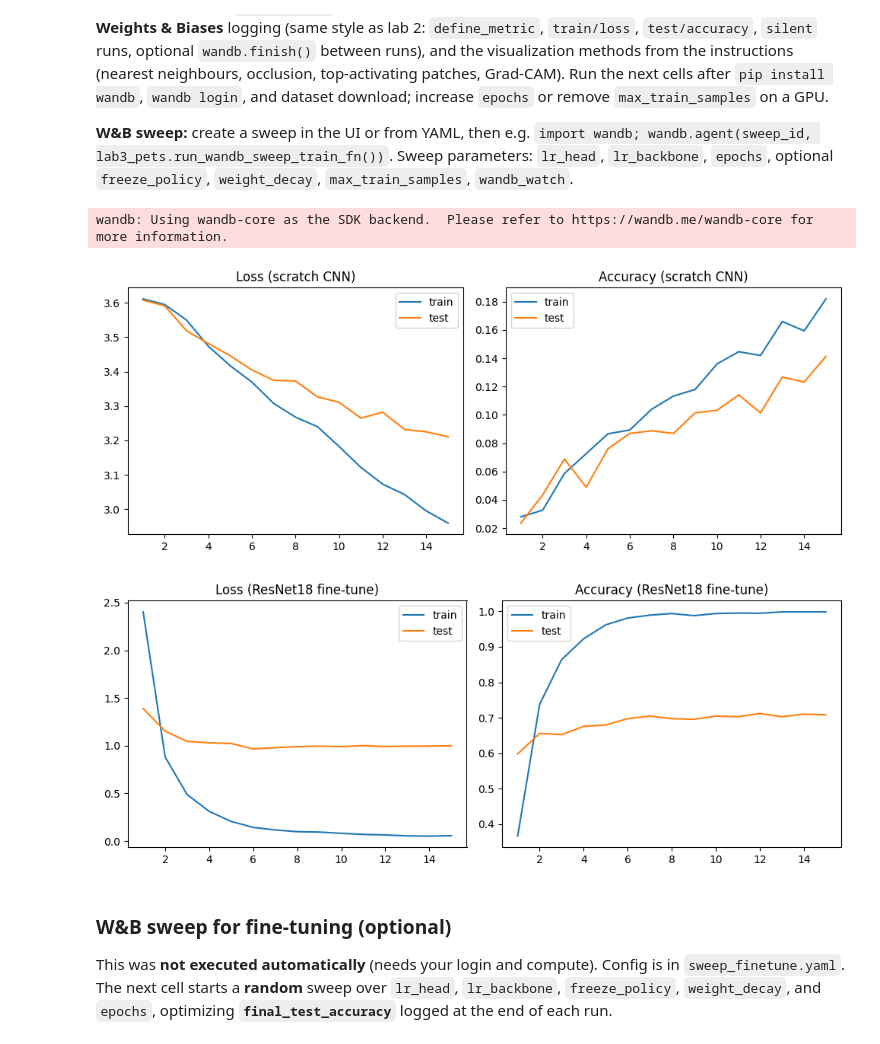
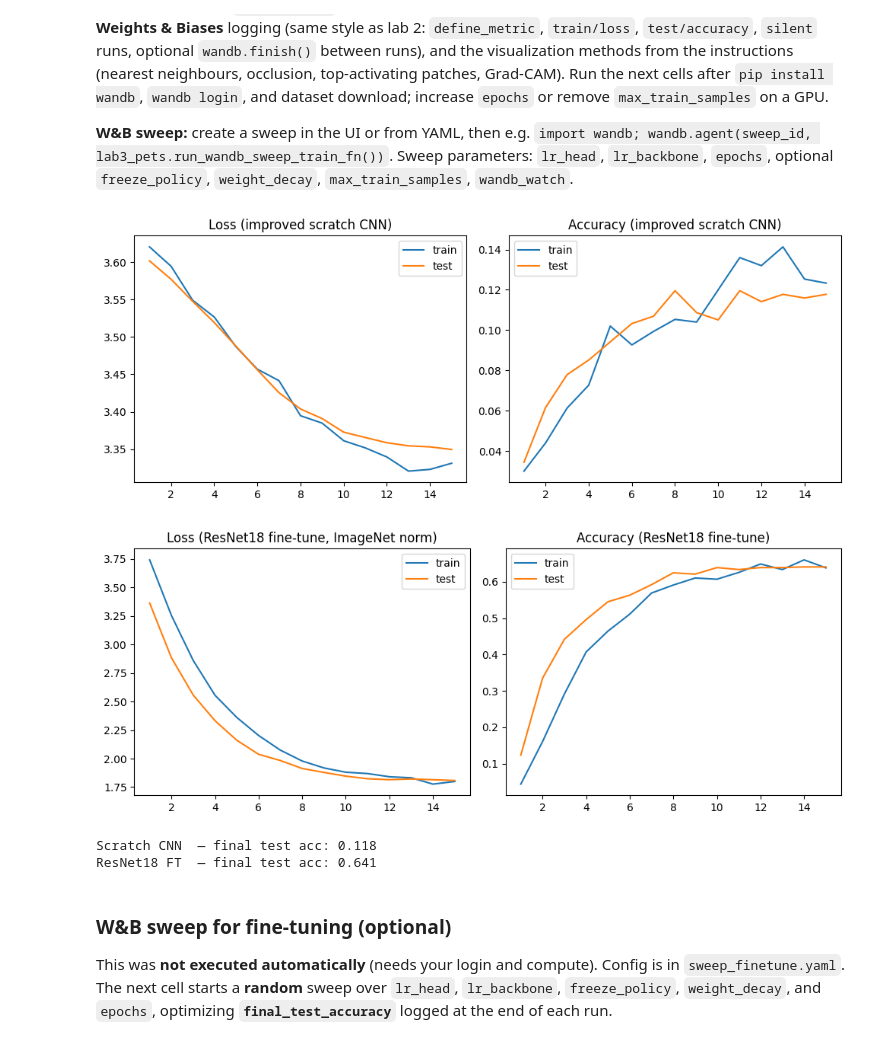
Before and after one commit to ioan-vlad-pantiru/cvdlp, a Jupyter notebook: lab3/Computer_Vision_and_Deep_Learning_Laboratory_3_[students].ipynb, the cells around one changed output. Saved outputs shown, nothing was run; the diff lists cells and outputs as text; code cells hidden in the pictures.

```diff
--- a/lab3/Computer_Vision_and_Deep_Learning_Laboratory_3_[students].ipynb
+++ b/lab3/Computer_Vision_and_Deep_Learning_Laboratory_3_[students].ipynb
@@ -982,58 +992,81 @@ USE_WANDB = True
 if os.environ.get("SKIP_WANDB", "").strip() in ("1", "true", "yes"):
     USE_WANDB = False
 
-device = torch.device("cuda" if torch.cuda.is_available() else "cpu")
+if torch.cuda.is_available():
+    device = torch.device("cuda")
+elif torch.backends.mps.is_available():
+    device = torch.device("mps")
+else:
+    device = torch.device("cpu")
+
 torch.manual_seed(0)
 np.random.seed(0)
 
 NUM_EPOCHS = 15
 
+# ── Scratch CNN (improved: BatchNorm, Dropout, CosineAnnealing, strong augment) ──
 scratch_model, hist = L.train_simple_cnn(
     epochs=NUM_EPOCHS,
-    lr=0.01,
+    lr=0.001,
     device=device,
     use_scheduler=True,
+    scheduler_type="cosine",
+    optimizer_type="sgd",
+    label_smoothing=0.1,
+    dropout=0.4,
+    strong_augment=True,
+    weight_decay=1e-4,
     use_wandb=USE_WANDB,
-    wandb_run_name="scratch-cnn-baseline",
+    wandb_run_name="scratch-cnn-improved",
     max_train_samples=1500,
 )
 fig, ax = plt.subplots(1, 2, figsize=(10, 4))
 ep = range(1, len(hist["train_loss"]) + 1)
 ax[0].plot(ep, hist["train_loss"], label="train")
-ax[0].plot(ep, hist["test_loss"], label="test")
-ax[0].set_title("Loss (scratch CNN)")
+ax[0].plot(ep, hist["test_loss"],  label="test")
+ax[0].set_title("Loss (improved scratch CNN)")
 ax[0].legend()
 ax[1].plot(ep, hist["train_acc"], label="train")
-ax[1].plot(ep, hist["test_acc"], label="test")
-ax[1].set_title("Accuracy (scratch CNN)")
+ax[1].plot(ep, hist["test_acc"],  label="test")
+ax[1].set_title("Accuracy (improved scratch CNN)")
 ax[1].legend()
 plt.tight_layout()
 plt.show()
 
+# ── Fine-tune ResNet18 (ImageNet norm, CosineAnnealing, strong augment) ──
 ft_model, ft_hist = L.finetune_train(
     epochs=NUM_EPOCHS,
-    lr_head=0.01,
-    lr_backbone=0.001,
+    lr_head=0.001,
+    lr_backbone=0.0005,
     freeze_policy="last_block",
+    optimizer_type="sgd",
+    scheduler_type="cosine",
+    label_smoothing=0.1,
+    strong_augment=True,
+    weight_decay=1e-4,
     device=device,
     use_wandb=USE_WANDB,
-    wandb_run_name="resnet18-ft-last_block",
+    wandb_run_name="resnet18-ft-improved",
     max_train_samples=1500,
 )
 fig2, ax2 = plt.subplots(1, 2, figsize=(10, 4))
 ep = range(1, len(ft_hist["train_loss"]) + 1)
 ax2[0].plot(ep, ft_hist["train_loss"], label="train")
-ax2[0].plot(ep, ft_hist["test_loss"], label="test")
-ax2[0].set_title("Loss (ResNet18 fine-tune)")
+ax2[0].plot(ep, ft_hist["test_loss"],  label="test")
+ax2[0].set_title("Loss (ResNet18 fine-tune, ImageNet norm)")
 ax2[0].legend()
 ax2[1].plot(ep, ft_hist["train_acc"], label="train")
-ax2[1].plot(ep, ft_hist["test_acc"], label="test")
+ax2[1].plot(ep, ft_hist["test_acc"],  label="test")
 ax2[1].set_title("Accuracy (ResNet18 fine-tune)")
 ax2[1].legend()
 plt.tight_layout()
 plt.show()
+
+print(f"Scratch CNN  — final test acc: {hist['test_acc'][-1]:.3f}")
+print(f"ResNet18 FT  — final test acc: {ft_hist['test_acc'][-1]:.3f}")
 # %% [output]
-wandb: Using wandb-core as the SDK backend.  Please refer to https://wandb.me/wandb-core for more information.
-[figure, old version]
+[figure, new version]
-[figure, old version]
+[figure, new version]
+Scratch CNN  — final test acc: 0.118
+ResNet18 FT  — final test acc: 0.641
 # %%
```
Also changed, not shown: parts of 13 cells of this notebook, 9 other files.
